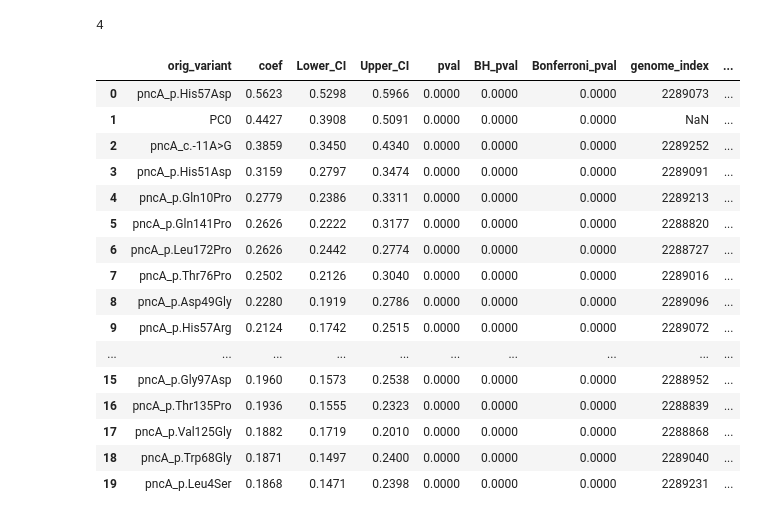
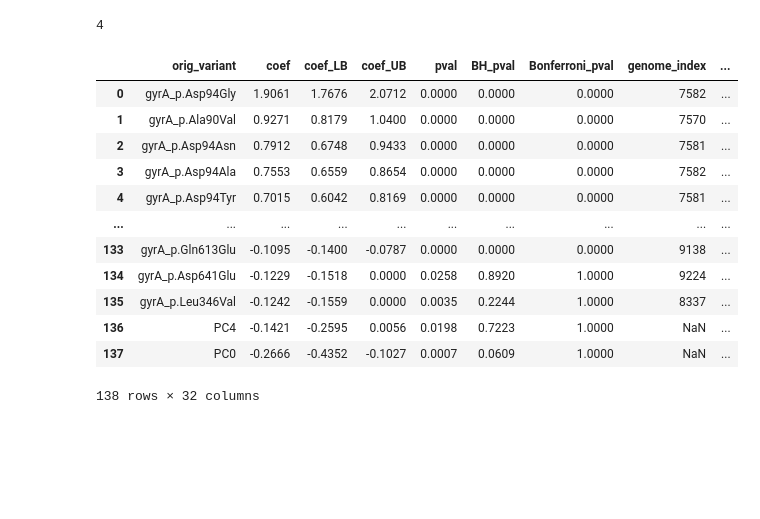
Before and after one commit to farhat-lab/who-analysis, a Jupyter notebook: analysis.ipynb, the cells around one changed output. Cells and saved outputs as stored; diff of their text form; code cells hidden in the pictures; blank space fills up the shorter version.

```diff
--- a/analysis.ipynb
+++ b/analysis.ipynb
@@ -154,22 +157,18 @@ print(len(pza_res.query("coef > 0").loc[pza_res.query("coef > 0").orig_variant.s
 # %% [output]
 4
-# %%
-pza_res.head(20)
-# %% [output]
-|  | orig_variant | coef | Lower_CI | Upper_CI | pval | BH_pval | Bonferroni_pval | genome_index | ... |
-| 0 | pncA_p.His57Asp | 0.5623 | 0.5298 | 0.5966 | 0.0000 | 0.0000 | 0.0000 | 2289073 | ... |
-| 1 | PC0 | 0.4427 | 0.3908 | 0.5091 | 0.0000 | 0.0000 | 0.0000 | NaN | ... |
-| 2 | pncA_c.-11A>G | 0.3859 | 0.3450 | 0.4340 | 0.0000 | 0.0000 | 0.0000 | 2289252 | ... |
-| 3 | pncA_p.His51Asp | 0.3159 | 0.2797 | 0.3474 | 0.0000 | 0.0000 | 0.0000 | 2289091 | ... |
-| 4 | pncA_p.Gln10Pro | 0.2779 | 0.2386 | 0.3311 | 0.0000 | 0.0000 | 0.0000 | 2289213 | ... |
-| 5 | pncA_p.Gln141Pro | 0.2626 | 0.2222 | 0.3177 | 0.0000 | 0.0000 | 0.0000 | 2288820 | ... |
-| 6 | pncA_p.Leu172Pro | 0.2626 | 0.2442 | 0.2774 | 0.0000 | 0.0000 | 0.0000 | 2288727 | ... |
-| 7 | pncA_p.Thr76Pro | 0.2502 | 0.2126 | 0.3040 | 0.0000 | 0.0000 | 0.0000 | 2289016 | ... |
-| 8 | pncA_p.Asp49Gly | 0.2280 | 0.1919 | 0.2786 | 0.0000 | 0.0000 | 0.0000 | 2289096 | ... |
-| 9 | pncA_p.His57Arg | 0.2124 | 0.1742 | 0.2515 | 0.0000 | 0.0000 | 0.0000 | 2289072 | ... |
-| ... | ... | ... | ... | ... | ... | ... | ... | ... | ... |
-| 15 | pncA_p.Gly97Asp | 0.1960 | 0.1573 | 0.2538 | 0.0000 | 0.0000 | 0.0000 | 2288952 | ... |
-| 16 | pncA_p.Thr135Pro | 0.1936 | 0.1555 | 0.2323 | 0.0000 | 0.0000 | 0.0000 | 2288839 | ... |
-| 17 | pncA_p.Val125Gly | 0.1882 | 0.1719 | 0.2010 | 0.0000 | 0.0000 | 0.0000 | 2288868 | ... |
-| 18 | pncA_p.Trp68Gly | 0.1871 | 0.1497 | 0.2400 | 0.0000 | 0.0000 | 0.0000 | 2289040 | ... |
-| 19 | pncA_p.Leu4Ser | 0.1868 | 0.1471 | 0.2398 | 0.0000 | 0.0000 | 0.0000 | 2289231 | ... |
+# %%
+moxi_res
+# %% [output]
+|  | orig_variant | coef | coef_LB | coef_UB | pval | BH_pval | Bonferroni_pval | genome_index | ... |
+| 0 | gyrA_p.Asp94Gly | 1.9061 | 1.7676 | 2.0712 | 0.0000 | 0.0000 | 0.0000 | 7582 | ... |
+| 1 | gyrA_p.Ala90Val | 0.9271 | 0.8179 | 1.0400 | 0.0000 | 0.0000 | 0.0000 | 7570 | ... |
+| 2 | gyrA_p.Asp94Asn | 0.7912 | 0.6748 | 0.9433 | 0.0000 | 0.0000 | 0.0000 | 7581 | ... |
+| 3 | gyrA_p.Asp94Ala | 0.7553 | 0.6559 | 0.8654 | 0.0000 | 0.0000 | 0.0000 | 7582 | ... |
+| 4 | gyrA_p.Asp94Tyr | 0.7015 | 0.6042 | 0.8169 | 0.0000 | 0.0000 | 0.0000 | 7581 | ... |
+| ... | ... | ... | ... | ... | ... | ... | ... | ... | ... |
+| 133 | gyrA_p.Gln613Glu | -0.1095 | -0.1400 | -0.0787 | 0.0000 | 0.0000 | 0.0000 | 9138 | ... |
+| 134 | gyrA_p.Asp641Glu | -0.1229 | -0.1518 | 0.0000 | 0.0258 | 0.8920 | 1.0000 | 9224 | ... |
+| 135 | gyrA_p.Leu346Val | -0.1242 | -0.1559 | 0.0000 | 0.0035 | 0.2244 | 1.0000 | 8337 | ... |
+| 136 | PC4 | -0.1421 | -0.2595 | 0.0056 | 0.0198 | 0.7223 | 1.0000 | NaN | ... |
+| 137 | PC0 | -0.2666 | -0.4352 | -0.1027 | 0.0007 | 0.0609 | 1.0000 | NaN | ... |
+138 rows × 32 columns
```
Also changed, not shown: parts of 14 cells of this notebook, 5 other files.
